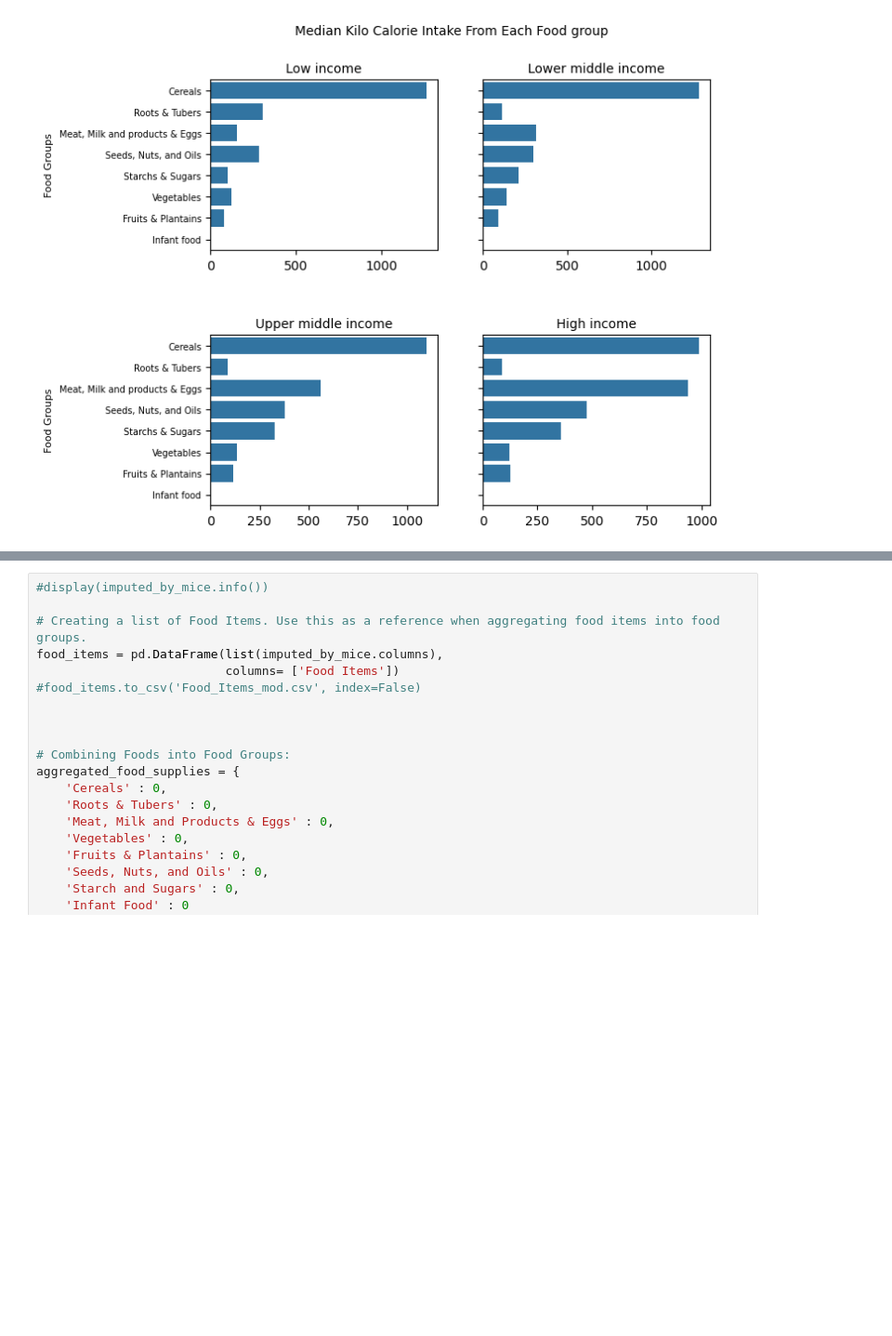
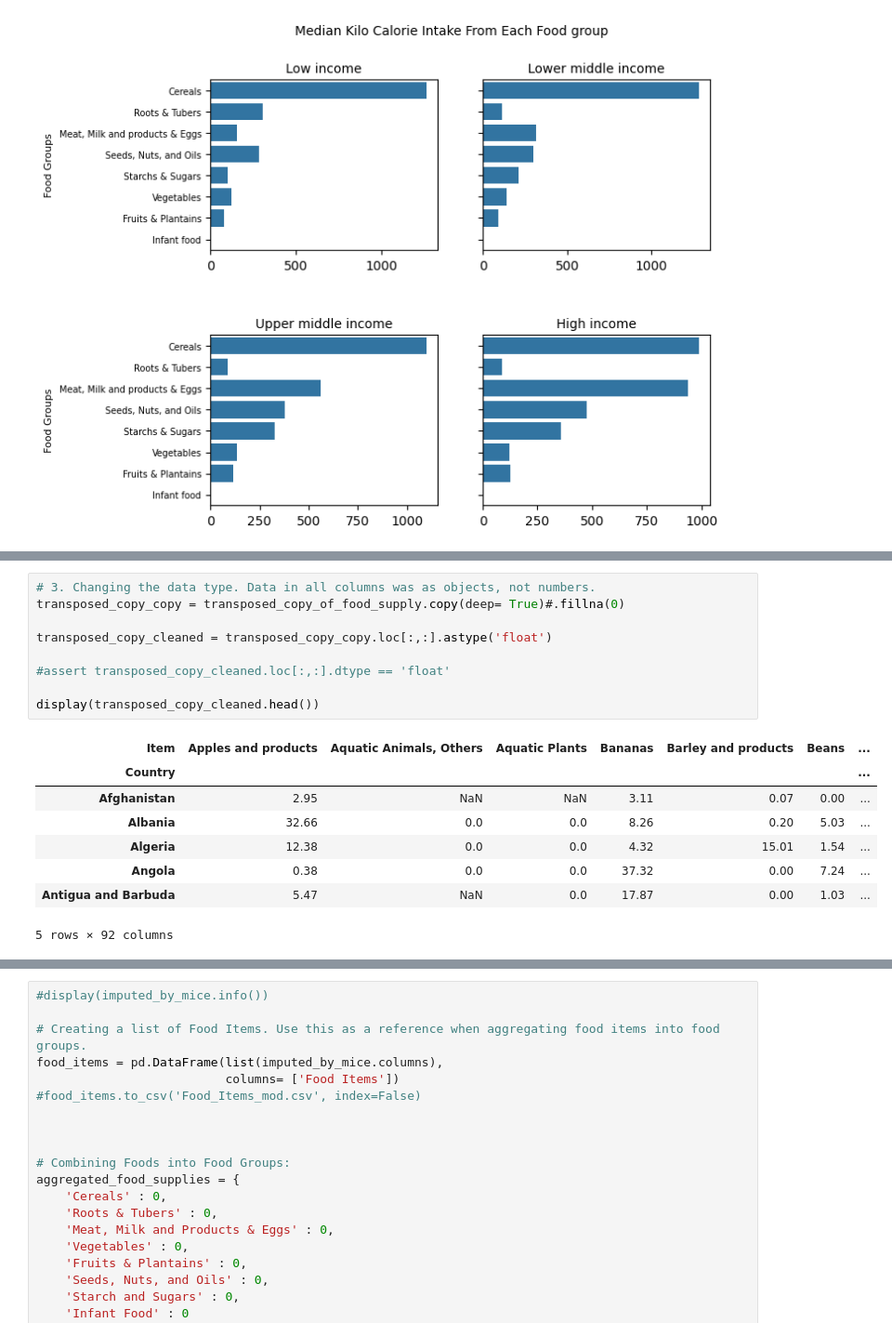
Before and after one commit to DavidMbelwa/thesis, a Jupyter notebook: Materials_and_methods.ipynb, the cells around one changed output, grey strips where cells are left out. Shown at 93% size. Cells and saved outputs as stored; diff of their text form; blank space fills up the shorter version.

```diff
--- a/Materials_and_methods.ipynb
+++ b/Materials_and_methods.ipynb
@@ -643,0 +687,18 @@ This indicator measures diversity of nutrients in a food system by measuring the
+# %%
+# 3. Changing the data type. Data in all columns was as objects, not numbers.
+transposed_copy_copy = transposed_copy_of_food_supply.copy(deep= True)#.fillna(0)
+
+transposed_copy_cleaned = transposed_copy_copy.loc[:,:].astype('float')
+
+#assert transposed_copy_cleaned.loc[:,:].dtype == 'float'
+
+display(transposed_copy_cleaned.head())
+# %% [output]
+| Item | Apples and products | Aquatic Animals, Others | Aquatic Plants | Bananas | Barley and products | Beans | ... |
+| Country |  |  |  |  |  |  | ... |
+| Afghanistan | 2.95 | NaN | NaN | 3.11 | 0.07 | 0.00 | ... |
+| Albania | 32.66 | 0.0 | 0.0 | 8.26 | 0.20 | 5.03 | ... |
+| Algeria | 12.38 | 0.0 | 0.0 | 4.32 | 15.01 | 1.54 | ... |
+| Angola | 0.38 | 0.0 | 0.0 | 37.32 | 0.00 | 7.24 | ... |
+| Antigua and Barbuda | 5.47 | NaN | 0.0 | 17.87 | 0.00 | 1.03 | ... |
+5 rows × 92 columns
```
Also changed, not shown: parts of 16 cells of this notebook, 2 other files.
